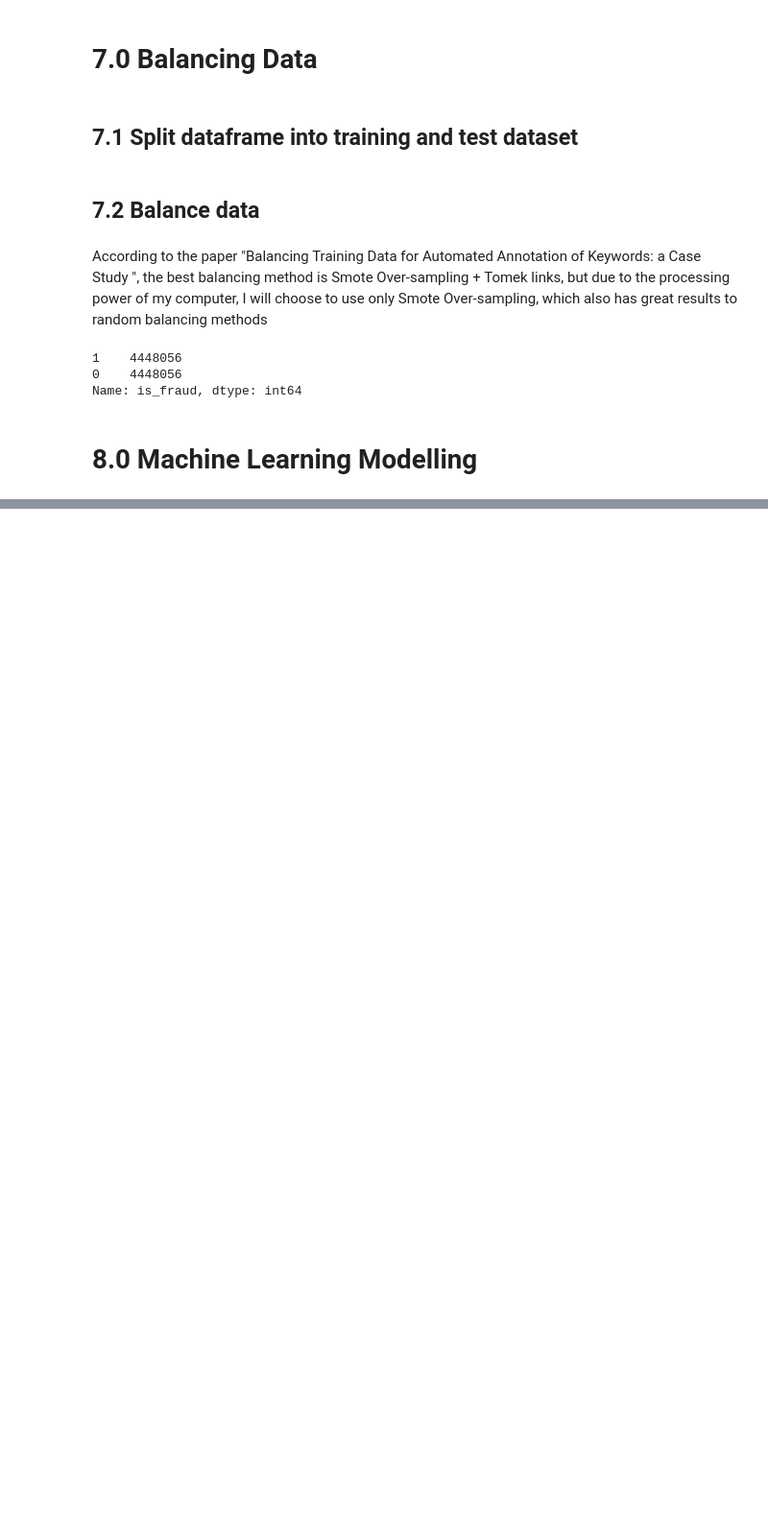
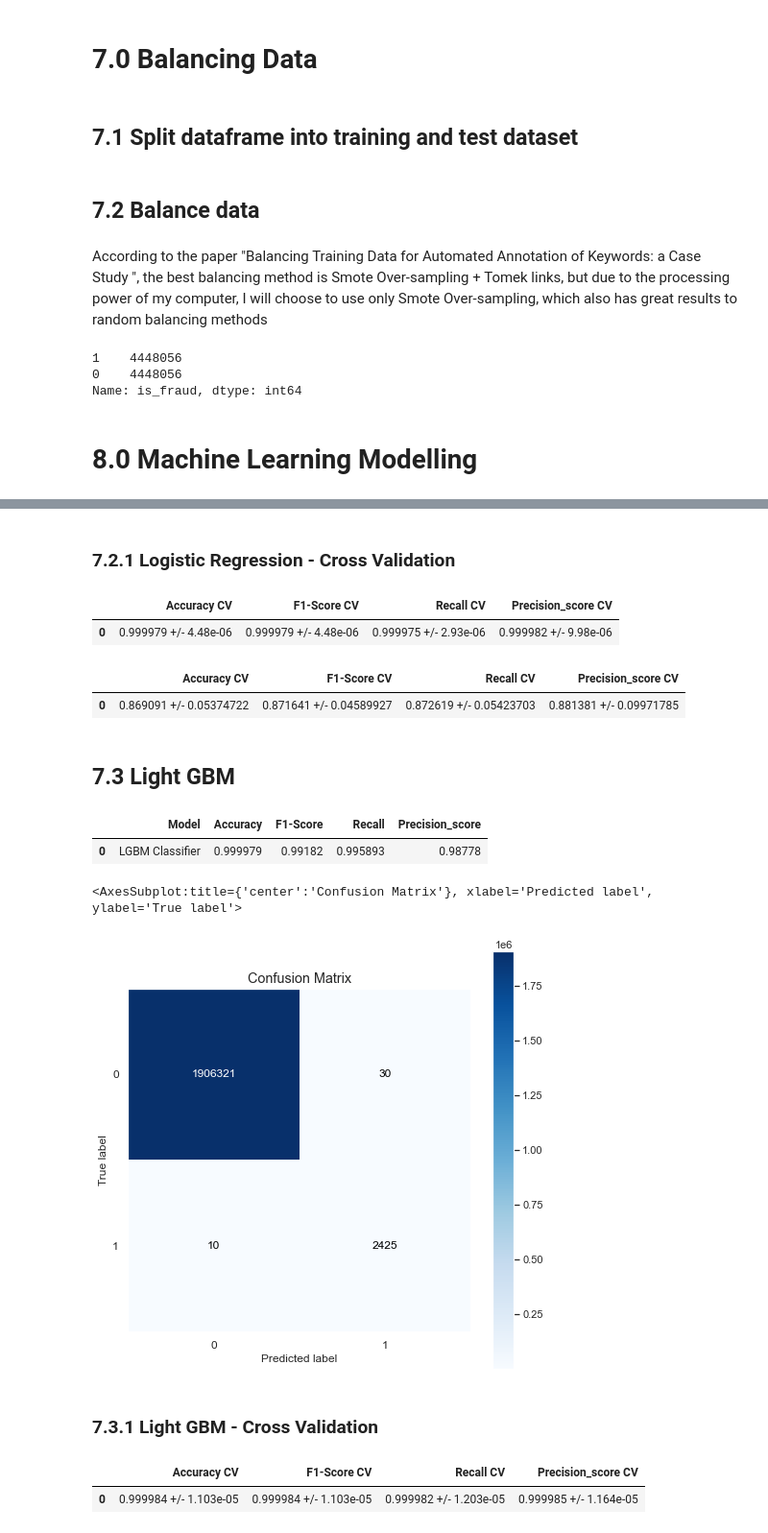
Before and after one commit to brunosantos4/blocker_fraud_company, a Jupyter notebook: fraud_classification.ipynb, the cells around one changed output, grey strips where cells are left out. Shown at 96% size. Drawn from its saved outputs; the diff is of its cells as text; code cells hidden in the pictures; blank space fills up the shorter version.

```diff
--- a/fraud_classification.ipynb
+++ b/fraud_classification.ipynb
@@ -1232,0 +1214,45 @@ y_train = y_smote
+# %% [markdown]
+### 7.2.1 Logistic Regression - Cross Validation
+# %%
+scoring = {'accuracy' : make_scorer(accuracy_score),
+           'precision' : make_scorer(precision_score),
+           'recall' : make_scorer(recall_score),
+           'f1_score' : make_scorer(f1_score)}
+
+lr_result_cv = cross_validate( lr,x_train.values, y_train.values,scoring=scoring ,n_jobs= -1 )
+# %% [output]
+|  | Accuracy CV | F1-Score CV | Recall CV | Precision_score CV |
+| 0 | 0.999979 +/- 4.48e-06 | 0.999979 +/- 4.48e-06 | 0.999975 +/- 2.93e-06 | 0.999982 +/- 9.98e-06 |
+# %%
+results_cv(lr_result_cv)
+# %% [output]
+|  | Accuracy CV | F1-Score CV | Recall CV | Precision_score CV |
+| 0 | 0.869091 +/- 0.05374722 | 0.871641 +/- 0.04589927 | 0.872619 +/- 0.05423703 | 0.881381 +/- 0.09971785 |
+# %% [markdown]
+## 7.3 Light GBM
+# %%
+# Model
+lgbm = LGBMClassifier(n_jobs = -1, random_state=42)
+
+# train
+lgbm.fit(x_train.values, y_train.values)
+
+# prediction
+yhat_lgbm = lgbm.predict(x_test)
+
+# performance
+lgbm_result = pd.DataFrame(["LGBM Classifier",accuracy_score(y_test,yhat_lgbm), f1_score(y_test,yhat_lgbm),recall_score(y_test,yhat_lgbm),
+                           precision_score(y_test,yhat_lgbm)]).T
+lgbm_result.columns = ["Model",'Accuracy',"F1-Score","Recall","Precision_score"]
+lgbm_result
+# %% [output]
+|  | Model | Accuracy | F1-Score | Recall | Precision_score |
+| 0 | LGBM Classifier | 0.999979 | 0.99182 | 0.995893 | 0.98778 |
+# %%
+#confusion matrix
+mt.plot_confusion_matrix(y_test, yhat_lgbm, normalize = False, figsize = (8,8))
+# %% [output]
+<AxesSubplot:title={'center':'Confusion Matrix'}, xlabel='Predicted label', ylabel='True label'>
+[figure, added]
+# %% [markdown]
+### 7.3.1 Light GBM - Cross Validation
@@ -1232,0 +1266,5 @@ y_train = y_smote
+# %%
+results_cv(lgbm_result_cv)
+# %% [output]
+|  | Accuracy CV | F1-Score CV | Recall CV | Precision_score CV |
+| 0 | 0.999984 +/- 1.103e-05 | 0.999984 +/- 1.103e-05 | 0.999982 +/- 1.203e-05 | 0.999985 +/- 1.164e-05 |
```
Also changed, not shown: parts of 72 cells of this notebook, 26 other files.
